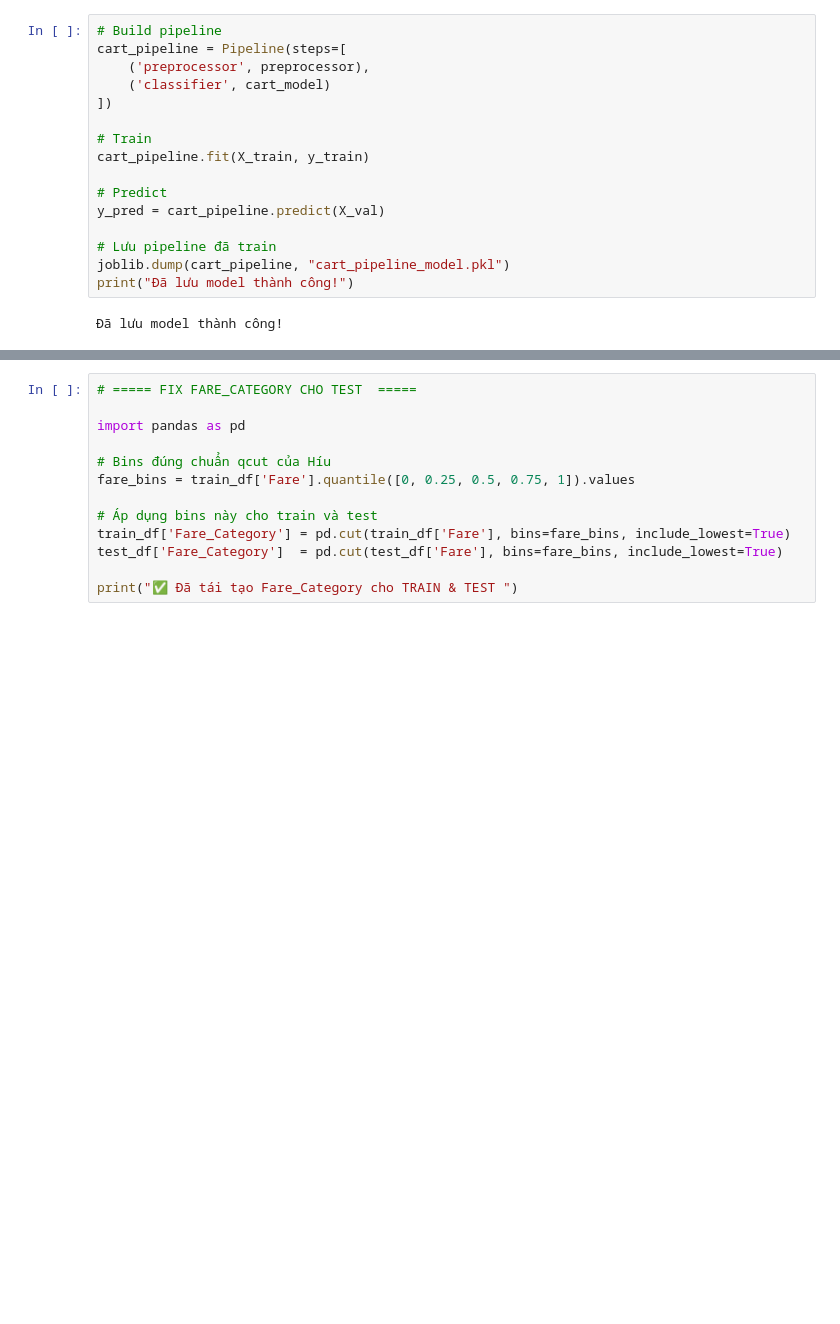
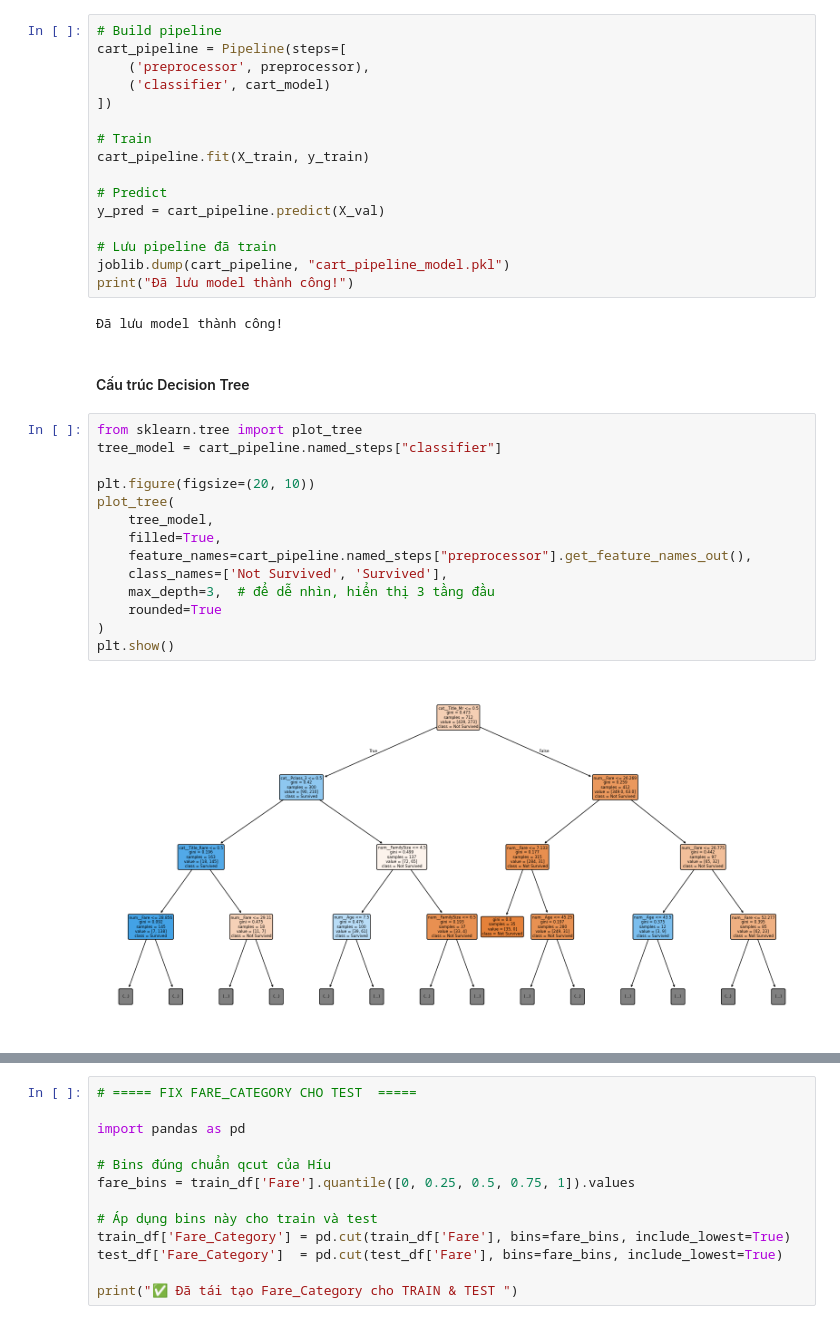
Before and after one commit to tuonglong1012/sgu25-khaiphadulieu, a Jupyter notebook: Challenge_1.ipynb, the cells around one changed output, grey strips where cells are left out. Drawn from its saved outputs; the diff is of its cells as text; blank space fills up the shorter version.

```diff
--- a/Challenge_1.ipynb
+++ b/Challenge_1.ipynb
@@ -639,3 +641,21 @@ joblib.dump(cart_pipeline, "cart_pipeline_model.pkl")
 print("Đã lưu model thành công!")
 # %% [output]
 Đã lưu model thành công!
+# %% [markdown]
+#### Cấu trúc Decision Tree
+# %%
+from sklearn.tree import plot_tree
+tree_model = cart_pipeline.named_steps["classifier"]
+
+plt.figure(figsize=(20, 10))
+plot_tree(
+    tree_model,
+    filled=True,
+    feature_names=cart_pipeline.named_steps["preprocessor"].get_feature_names_out(),
+    class_names=['Not Survived', 'Survived'],
+    max_depth=3,  # để dễ nhìn, hiển thị 3 tầng đầu
+    rounded=True
+)
+plt.show()
+# %% [output]
+[figure, added]
```
Also changed, not shown: parts of 8 cells of this notebook.
